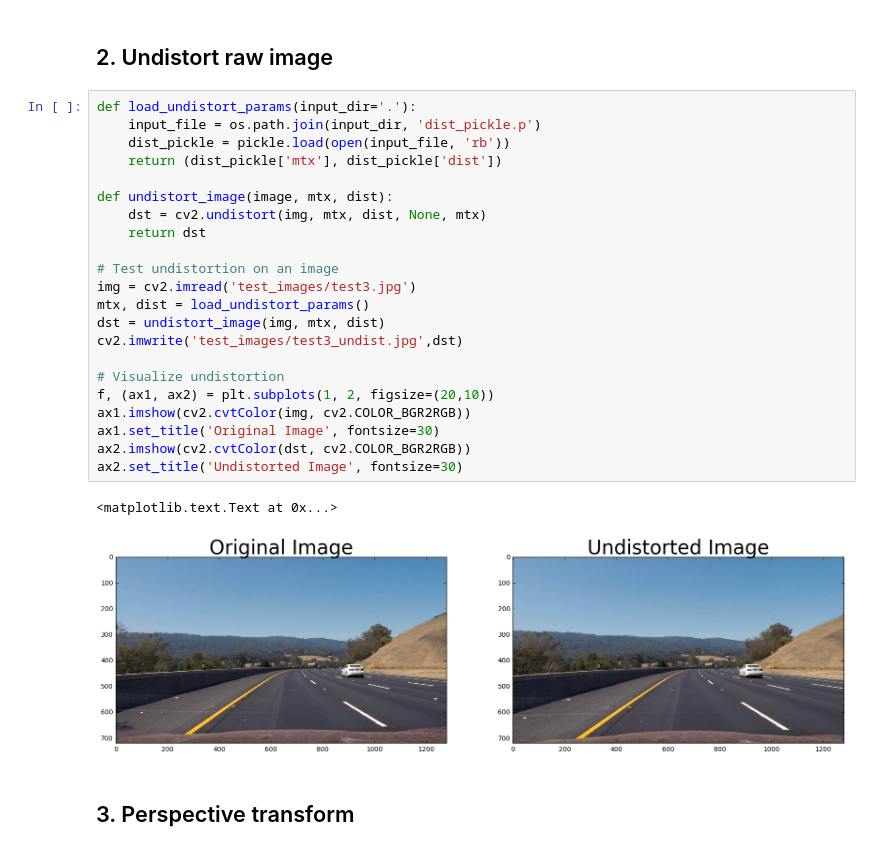
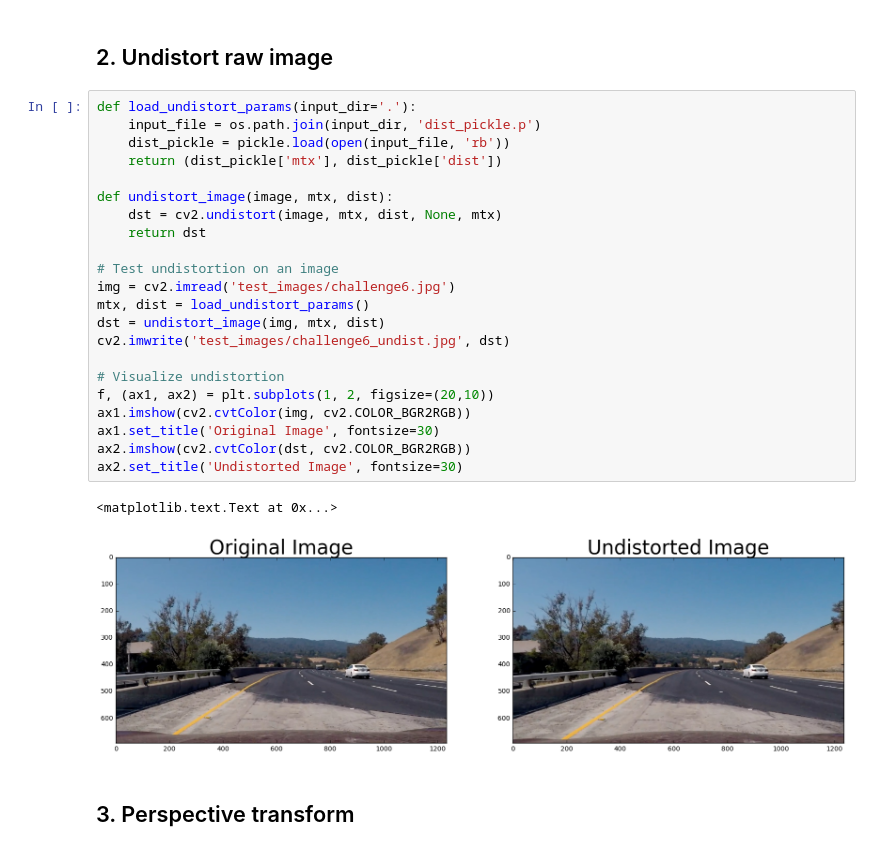
Before and after one commit to chc170/CarND-Advanced-Lane-Lines, a Jupyter notebook: project4.ipynb, the cells around one changed output. Cells and saved outputs as stored; diff of their text form.

```diff
--- a/project4.ipynb
+++ b/project4.ipynb
@@ -72,28 +72,28 @@ mtx, dist = camera_calibration('camera_cal/calibration*.jpg')
 # %%
 def load_undistort_params(input_dir='.'):
     input_file = os.path.join(input_dir, 'dist_pickle.p')
     dist_pickle = pickle.load(open(input_file, 'rb'))
     return (dist_pickle['mtx'], dist_pickle['dist'])
 
 def undistort_image(image, mtx, dist):
-    dst = cv2.undistort(img, mtx, dist, None, mtx)
+    dst = cv2.undistort(image, mtx, dist, None, mtx)
     return dst
 
 # Test undistortion on an image
-img = cv2.imread('test_images/test3.jpg')
+img = cv2.imread('test_images/challenge6.jpg')
 mtx, dist = load_undistort_params()
 dst = undistort_image(img, mtx, dist)
-cv2.imwrite('test_images/test3_undist.jpg',dst)
+cv2.imwrite('test_images/challenge6_undist.jpg', dst)
 
 # Visualize undistortion
 f, (ax1, ax2) = plt.subplots(1, 2, figsize=(20,10))
 ax1.imshow(cv2.cvtColor(img, cv2.COLOR_BGR2RGB))
 ax1.set_title('Original Image', fontsize=30)
 ax2.imshow(cv2.cvtColor(dst, cv2.COLOR_BGR2RGB))
 ax2.set_title('Undistorted Image', fontsize=30)
 # %% [output]
 <matplotlib.text.Text at 0x...>
-[figure, old version]
+[figure, new version]
 # %% [markdown]
 ## 3. Perspective transform
 # %%
```
Also changed, not shown: parts of 18 cells of this notebook, 18 other files.
